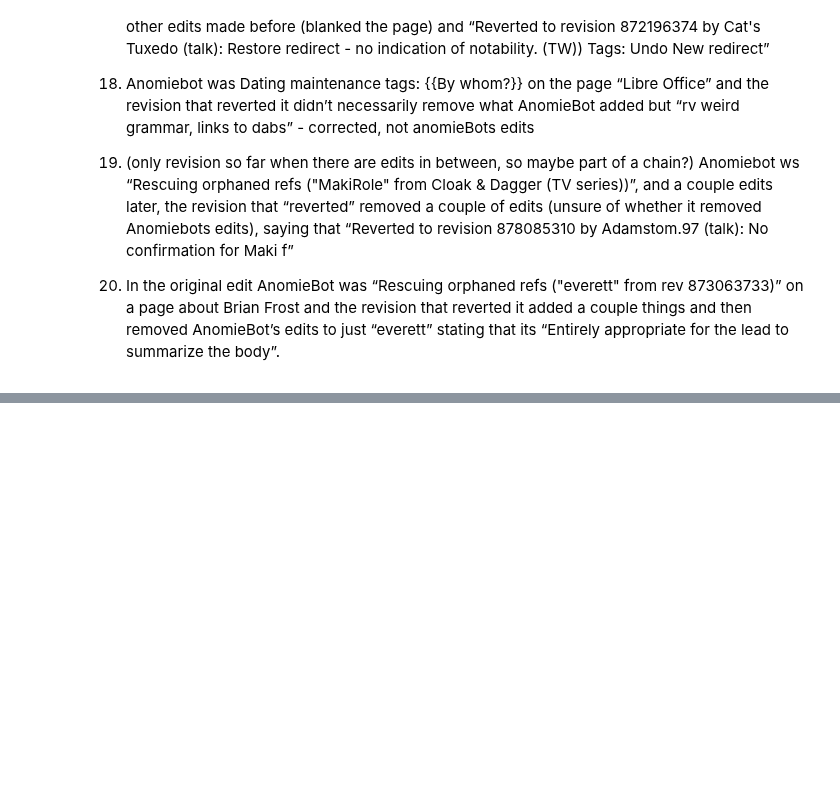
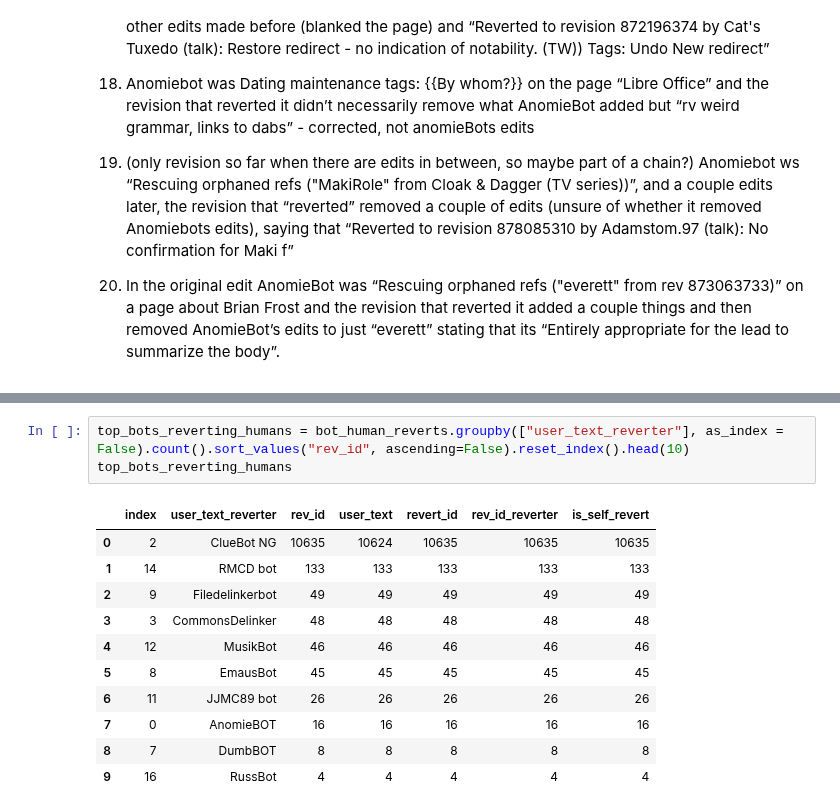
Before and after one commit to levon003/wiki-ores-feedback, a Jupyter notebook: reu2021/bot_reverts_namespace0.ipynb, the cells around one changed output, grey strips where cells are left out. Saved outputs shown, nothing was run; the diff lists cells and outputs as text; blank space fills up the shorter version.

```diff
--- a/reu2021/bot_reverts_namespace0.ipynb
+++ b/reu2021/bot_reverts_namespace0.ipynb
@@ -477,0 +537,15 @@ human_bot_reverts[human_bot_reverts.user_text == "AnomieBOT"].sample(n=20, rando
+# %%
+top_bots_reverting_humans = bot_human_reverts.groupby(["user_text_reverter"], as_index = False).count().sort_values("rev_id", ascending=False).reset_index().head(10)
+top_bots_reverting_humans
+# %% [output]
+|  | index | user_text_reverter | rev_id | user_text | revert_id | rev_id_reverter | is_self_revert |
+| 0 | 2 | ClueBot NG | 10635 | 10624 | 10635 | 10635 | 10635 |
+| 1 | 14 | RMCD bot | 133 | 133 | 133 | 133 | 133 |
+| 2 | 9 | Filedelinkerbot | 49 | 49 | 49 | 49 | 49 |
+| 3 | 3 | CommonsDelinker | 48 | 48 | 48 | 48 | 48 |
+| 4 | 12 | MusikBot | 46 | 46 | 46 | 46 | 46 |
+| 5 | 8 | EmausBot | 45 | 45 | 45 | 45 | 45 |
+| 6 | 11 | JJMC89 bot | 26 | 26 | 26 | 26 | 26 |
+| 7 | 0 | AnomieBOT | 16 | 16 | 16 | 16 | 16 |
+| 8 | 7 | DumbBOT | 8 | 8 | 8 | 8 | 8 |
+| 9 | 16 | RussBot | 4 | 4 | 4 | 4 | 4 |
```
Also changed, not shown: parts of 5 cells of this notebook.
